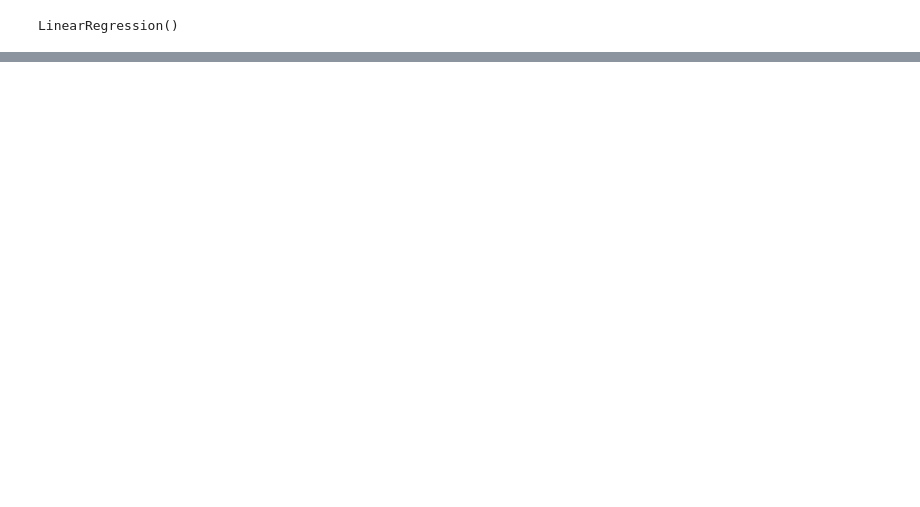
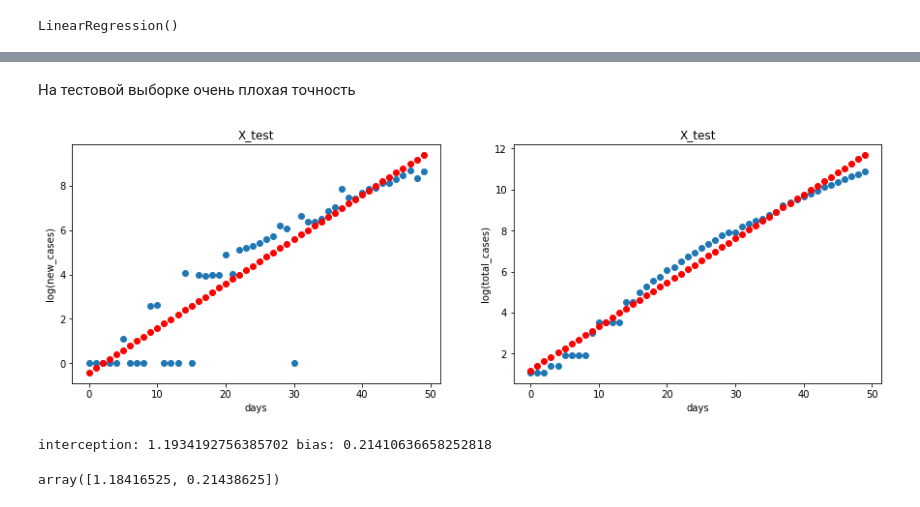
Before and after one commit to Kirinari/MADE_advanced_ml, a Jupyter notebook: homewrok1.ipynb, the cells around one changed output, grey strips where cells are left out. Drawn from its saved outputs; the diff is of its cells as text; code cells hidden in the pictures; blank space fills up the shorter version.

```diff
--- a/homewrok1.ipynb
+++ b/homewrok1.ipynb
@@ -118,0 +121,27 @@ plt.ylabel('log(total_cases)');
+# %% [markdown]
+На тестовой выборке очень плохая точность
+# %%
+y_new_pred_train = model_new.predict(X_train)
+y_total_pred_train = model_total.predict(X_train)
+
+plt.figure(figsize=(15, 10))
+
+plt.subplot(221)
+plt.scatter(X_train, y_new_log_train)
+plt.scatter(X_train, y_new_pred_train, c='r')
+plt.xlabel('days')
+plt.title("X_test")
+plt.ylabel('log(new_cases)')
+
+plt.subplot(222)
+plt.scatter(X_train, y_total_log_train)
+plt.scatter(X_train, y_total_pred_train, c='r')
+plt.xlabel('days')
+plt.title("X_test")
+plt.ylabel('log(total_cases)');
+# %% [output]
+[figure, added]
+# %%
+print('interception:', model_total.intercept_[0], 'bias:', model_total.coef_[0][0])
+# %% [output]
+interception: 1.1934192756385702 bias: 0.21410636658252818
@@ -118,0 +157,4 @@ plt.ylabel('log(total_cases)');
+# %%
+mu.squeeze()
+# %% [output]
+array([1.18416525, 0.21438625])
```
Also changed, not shown: parts of 6 cells of this notebook.
